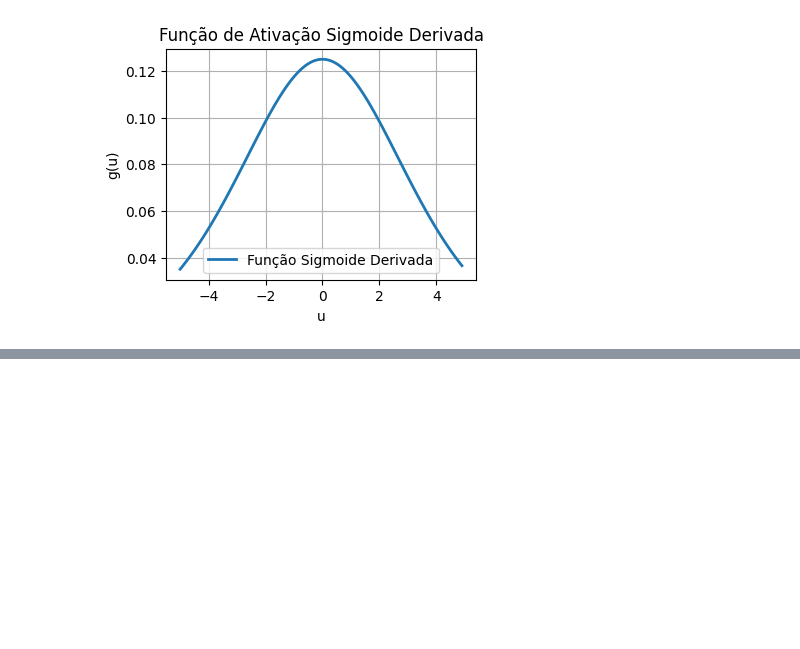
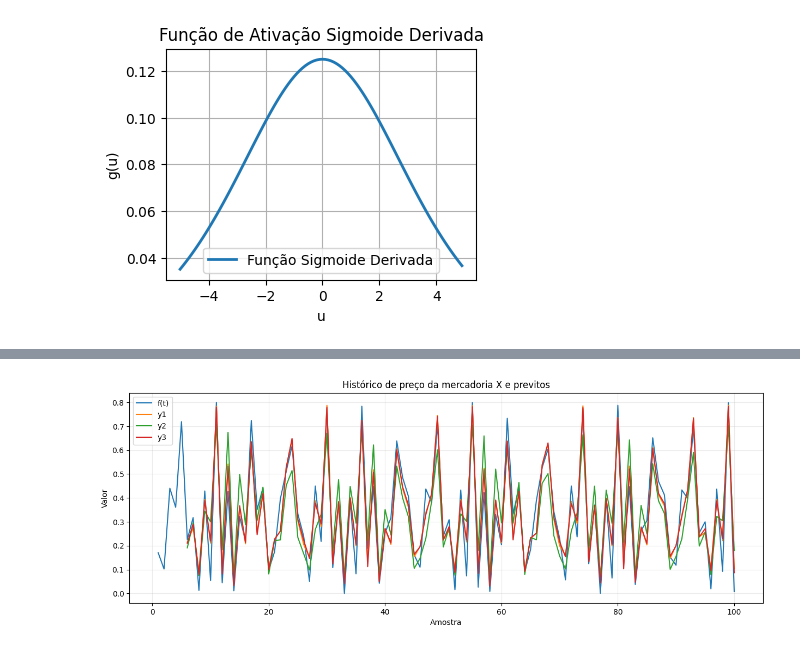
Before and after one commit to matthewz5/exercicios_praticos_RedesNeuraisArtificiais, a Jupyter notebook: Projeto_5.10_TDNN_wMomentum/Projeto_5.10_TDNN_wMomentum.ipynb, the cells around one changed output, grey strips where cells are left out. Saved outputs shown, nothing was run; the diff lists cells and outputs as text; code cells hidden in the pictures; blank space fills up the shorter version.

```diff
--- a/Projeto_5.10_TDNN_wMomentum/Projeto_5.10_TDNN_wMomentum.ipynb
+++ b/Projeto_5.10_TDNN_wMomentum/Projeto_5.10_TDNN_wMomentum.ipynb
@@ -548,0 +418,17 @@ Precisão de 100% !
+# %%
+# Funcao para plotar o historico e seus valores calculados
+
+def plot_historico(data, n, file_name):
+
+    variable_names = data.columns[-n:]
+
+    plot = data.plot(y=variable_names, figsize=(15, 5))
+    plot.grid(alpha=0.25)
+    plt.xlabel('Amostra')
+    plt.ylabel('Valor')
+    plt.title('Histórico de preço da mercadoria X e previtos')
+    plt.legend(variable_names)
+
+    plt.savefig(f'Fig/{file_name}.pdf', format='pdf')
+
+    plt.show()
@@ -548,0 +462,4 @@ Precisão de 100% !
+# %%
+plot_historico(data_ytrain_Np5, 4, 'EPC5_historico_data_Np5')
+# %% [output]
+[figure, added]
```
Also changed, not shown: parts of 57 cells of this notebook, 37 other files.
